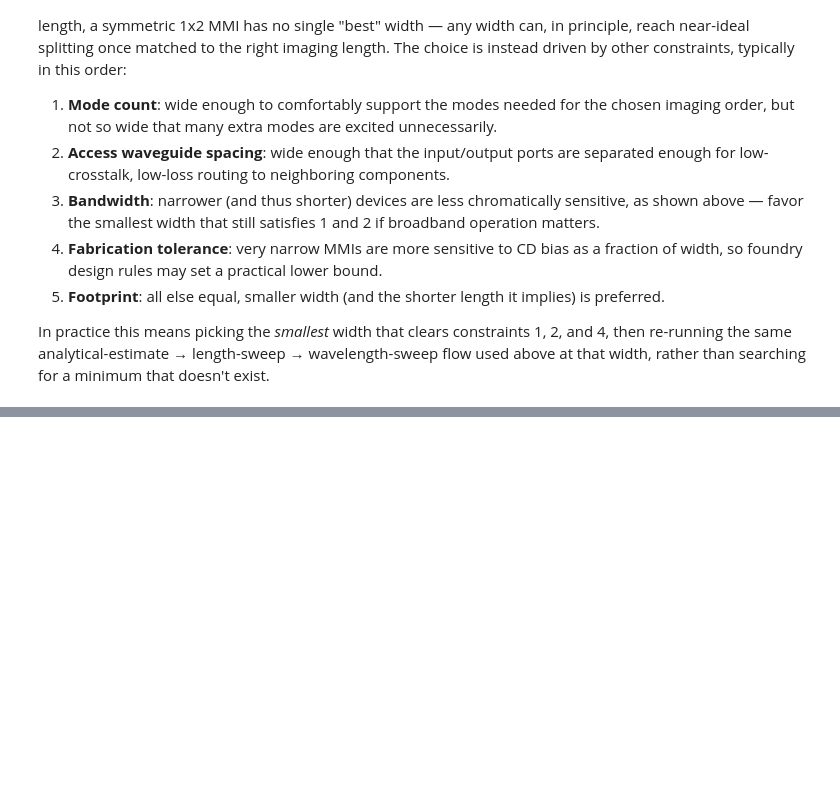
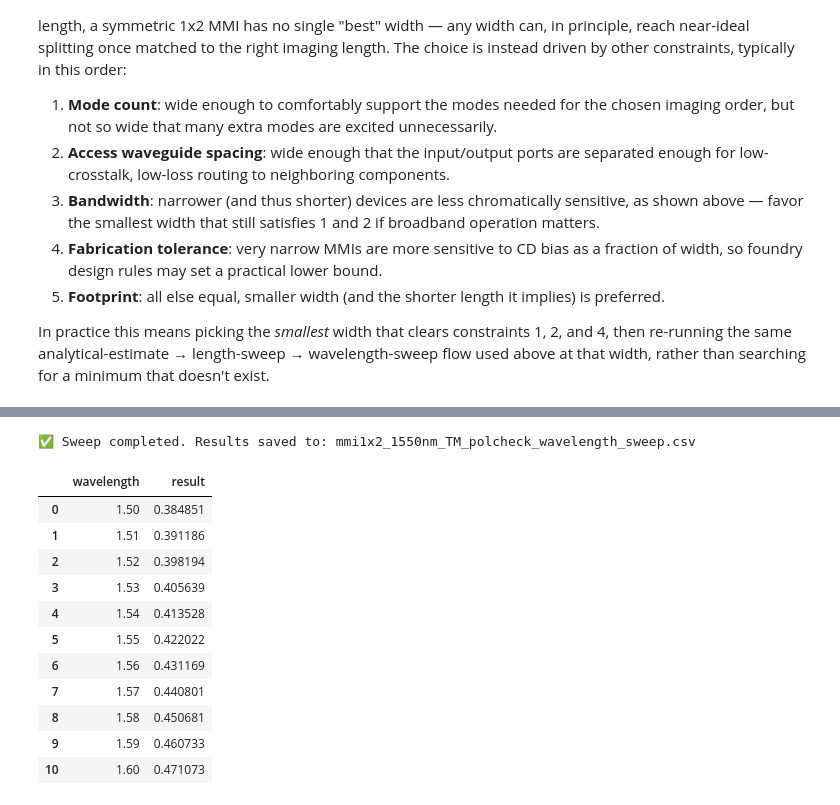
Before and after one commit to Arka-noid/lumerical_simulations, a Jupyter notebook: notebooks/components/mmi/MMI1x2Design.ipynb, the cells around one changed output, grey strips where cells are left out. Cells and saved outputs as stored; diff of their text form; code cells hidden in the pictures; blank space fills up the shorter version.

```diff
--- a/notebooks/components/mmi/MMI1x2Design.ipynb
+++ b/notebooks/components/mmi/MMI1x2Design.ipynb
@@ -814,0 +888,26 @@ width, rather than searching for a minimum that doesn't exist.
+# %%
+EL_TM_pol_wl, TM_pol_wl_summary = lu.sweep_param_result(
+        sim,
+        sweep_params={"wavelength": pol_wavelengths},
+        geometry_fn=set_wavelength_analysis,
+        result_fn=compute_excess_loss,
+        result_type=float,
+        save_path="mmi1x2_1550nm_TM_polcheck_wavelength_sweep.csv"
+    )
+
+sim.setemeanalysis("override wavelength", False)
+TM_pol_wl_summary
+# %% [output]
+✅ Sweep completed. Results saved to: mmi1x2_1550nm_TM_polcheck_wavelength_sweep.csv
+|  | wavelength | result |
+| 0 | 1.50 | 0.384851 |
+| 1 | 1.51 | 0.391186 |
+| 2 | 1.52 | 0.398194 |
+| 3 | 1.53 | 0.405639 |
+| 4 | 1.54 | 0.413528 |
+| 5 | 1.55 | 0.422022 |
+| 6 | 1.56 | 0.431169 |
+| 7 | 1.57 | 0.440801 |
+| 8 | 1.58 | 0.450681 |
+| 9 | 1.59 | 0.460733 |
+| 10 | 1.60 | 0.471073 |
```
Also changed, not shown: parts of 8 cells of this notebook, 2 other files.
